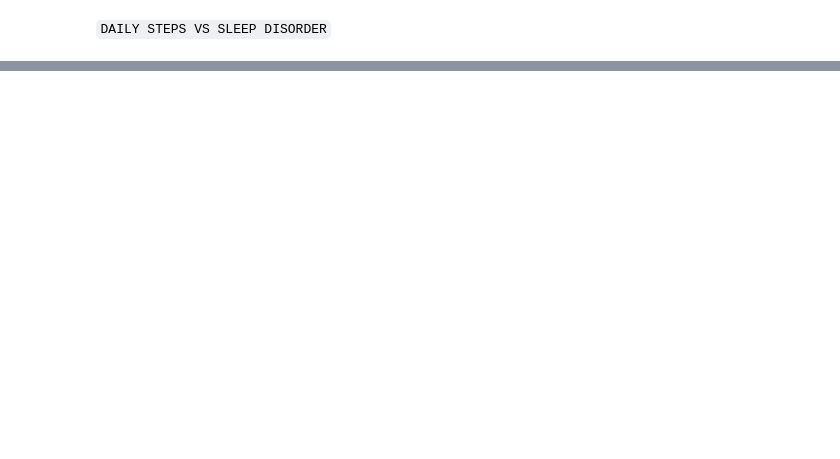
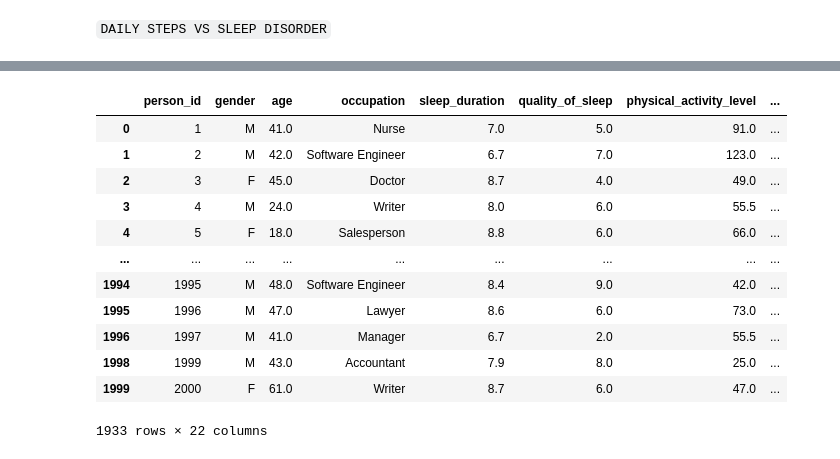
Before and after one commit to AleSSandroArij/BUSSINES-ANALYTICS, a Jupyter notebook: The_Importance_of_Sleep_for_Health.ipynb, the cells around one changed output, grey strips where cells are left out. Saved outputs shown, nothing was run; the diff lists cells and outputs as text; code cells hidden in the pictures; blank space fills up the shorter version.

```diff
--- a/The_Importance_of_Sleep_for_Health.ipynb
+++ b/The_Importance_of_Sleep_for_Health.ipynb
@@ -395,0 +831,42 @@ plt.show()
+# %%
+# =========================================================
+# 2) DERIVED FEATURES
+# =========================================================
+
+# Sleep duration categories
+df["sleep_duration_category"] = pd.cut(
+    df["sleep_duration"],
+    bins=[0, 6, 9, float("inf")],
+    labels=[
+        "Short Sleep",
+        "Recommended Sleep",
+        "Long Sleep"
+    ]
+)
+
+# High-stress indicator
+df["is_high_stress"] = (
+    df["stress_level"] >= 7
+).astype(int)
+
+# Recommended sleep indicator
+df["has_recommended_sleep"] = (
+    df["sleep_duration"].between(7, 9)
+).astype(int)
+
+# Active lifestyle indicator
+df["is_physically_active"] = (
+    df["daily_steps"] >= 8000
+).astype(int)
+
+print("\n=== 2) DERIVED FEATURES ===")
+
+print(df[[
+    "sleep_duration",
+    "sleep_duration_category",
+    "stress_level",
+    "is_high_stress",
+    "has_recommended_sleep",
+    "daily_steps",
+    "is_physically_active"
+]].head())
@@ -395,0 +898,16 @@ plt.show()
+# %%
+df
+# %% [output]
+|  | person_id | gender | age | occupation | sleep_duration | quality_of_sleep | physical_activity_level | ... |
+| 0 | 1 | M | 41.0 | Nurse | 7.0 | 5.0 | 91.0 | ... |
+| 1 | 2 | M | 42.0 | Software Engineer | 6.7 | 7.0 | 123.0 | ... |
+| 2 | 3 | F | 45.0 | Doctor | 8.7 | 4.0 | 49.0 | ... |
+| 3 | 4 | M | 24.0 | Writer | 8.0 | 6.0 | 55.5 | ... |
+| 4 | 5 | F | 18.0 | Salesperson | 8.8 | 6.0 | 66.0 | ... |
+| ... | ... | ... | ... | ... | ... | ... | ... | ... |
+| 1994 | 1995 | M | 48.0 | Software Engineer | 8.4 | 9.0 | 42.0 | ... |
+| 1995 | 1996 | M | 47.0 | Lawyer | 8.6 | 6.0 | 73.0 | ... |
+| 1996 | 1997 | M | 41.0 | Manager | 6.7 | 2.0 | 55.5 | ... |
+| 1998 | 1999 | M | 43.0 | Accountant | 7.9 | 8.0 | 25.0 | ... |
+| 1999 | 2000 | F | 61.0 | Writer | 8.7 | 6.0 | 47.0 | ... |
+1933 rows × 22 columns
```
Also changed, not shown: parts of 133 cells of this notebook.
